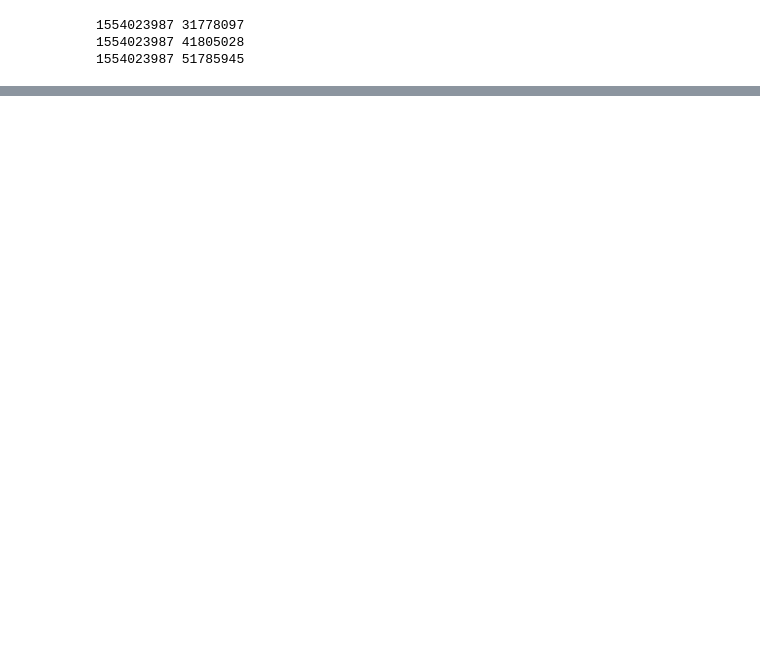
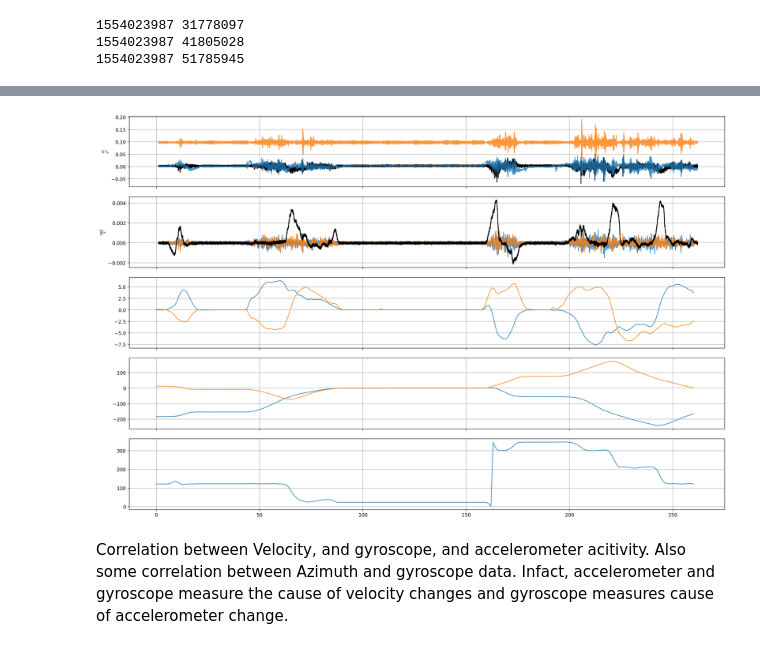
Before and after one commit to sauravuprety21/enel682-proj, a Jupyter notebook: read_rosbag.ipynb, the cells around one changed output, grey strips where cells are left out. Drawn from its saved outputs; the diff is of its cells as text; code cells hidden in the pictures; blank space fills up the shorter version.

```diff
--- a/read_rosbag.ipynb
+++ b/read_rosbag.ipynb
@@ -102,0 +300,34 @@ with Reader(path_bag) as reader:
+# %%
+fig, axs = plt.subplots(nrows=5, ncols=1, figsize=(18,12),dpi=200, sharex='col')
+fig.tight_layout()
+
+axs[0].plot(df_imu['t_rel'], df_imu['axdt'],  label=r'$a_x \Delta T$', color='k')
+axs[0].plot(df_imu['t_rel'], df_imu['aydt'],  label=r'$a_y \Delta T$', alpha=0.8)
+axs[0].plot(df_imu['t_rel'],  df_imu['azdt'], label=r'$a_z \Delta T$', alpha=0.8)
+
+
+axs[0].set_ylabel(r'$\frac{m}{s^2}$')
+
+axs[1].plot(df_imu['t_rel'], df_imu['gxdt'],  label=r'$g_x \Delta T$', alpha=0.8)
+axs[1].plot(df_imu['t_rel'], df_imu['gydt'],  label=r'$g_y \Delta T$', alpha=0.8)
+axs[1].plot(df_imu['t_rel'], df_imu['gzdt'],  label=r'$g_z \Delta T$', color='k')
+
+axs[1].set_ylabel(r'$\frac{rad}{s}$')
+
+
+axs[2].plot(df_gnss['t_rel'], df_gnss['ve'],  label=r'$Ve$', alpha=0.8)
+axs[2].plot(df_gnss['t_rel'], df_gnss['vn'],  label=r'$Vn$', alpha=0.8)
+
+axs[3].plot(df_gnss['t_rel'], df_gnss['E'],  label=r'$Ve$', alpha=0.8)
+axs[3].plot(df_gnss['t_rel'], df_gnss['N'],  label=r'$Vn$', alpha=0.8)
+
+
+axs[4].plot(df_gnss['t_rel'], df_gnss['azimuth'],  label=r'$Ve$', alpha=0.8)
+
+
+for ax in axs:
+    ax.grid(True, which='both',ls='-',color='0.65')
+# %% [output]
+[figure, added]
+# %% [markdown]
+Correlation between Velocity, and gyroscope, and accelerometer acitivity. Also some correlation between Azimuth and gyroscope data. Infact, accelerometer and gyroscope measure the cause of velocity changes and gyroscope measures cause of accelerometer change.
```
Also changed, not shown: parts of 52 cells of this notebook.
